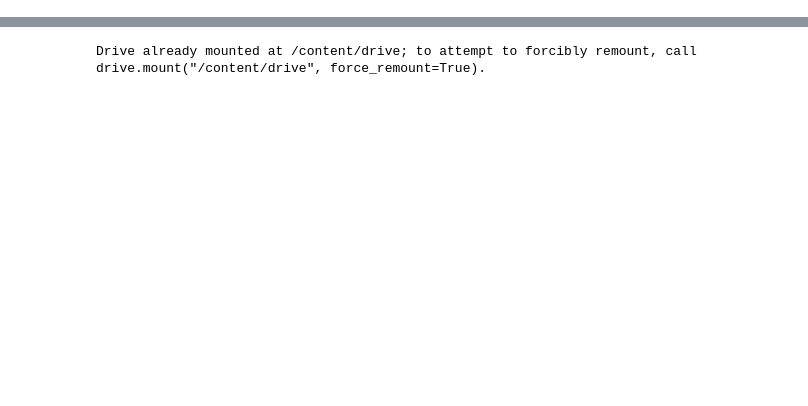
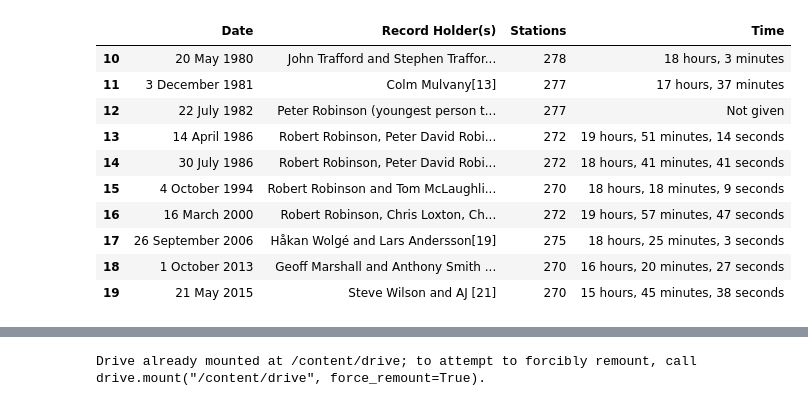
Before and after one commit to PrettyTurtle201738639/Tube_challenge, a Jupyter notebook: tube_challenge.ipynb, the cells around one changed output, grey strips where cells are left out. Saved outputs shown, nothing was run; the diff lists cells and outputs as text; code cells hidden in the pictures; blank space fills up the shorter version.

```diff
--- a/tube_challenge.ipynb
+++ b/tube_challenge.ipynb
@@ -4,0 +34,34 @@
+# %%
+import requests
+from bs4 import BeautifulSoup
+import pandas as pd
+
+url = 'https://en.wikipedia.org/wiki/Tube_Challenge'
+page = requests.get(url)
+soup = BeautifulSoup(page.text, 'lxml')
+table1 = soup.find('table')
+headers = []
+
+for i in table1.find_all('th'):
+    title = i.text[:-1]
+    headers.append(title)
+mydata = pd.DataFrame(columns = headers)
+
+for j in table1.find_all('tr')[1:]:
+    row_data = j.find_all('td')
+    row = [i.text[:-1] for i in row_data]
+    length = len(mydata)
+    mydata.loc[length] = row
+mydata[10:]
+# %% [output]
+|  | Date | Record Holder(s) | Stations | Time |
+| 10 | 20 May 1980 | John Trafford and Stephen Traffor... | 278 | 18 hours, 3 minutes |
+| 11 | 3 December 1981 | Colm Mulvany[13] | 277 | 17 hours, 37 minutes |
+| 12 | 22 July 1982 | Peter Robinson (youngest person t... | 277 | Not given |
+| 13 | 14 April 1986 | Robert Robinson, Peter David Robi... | 272 | 19 hours, 51 minutes, 14 seconds |
+| 14 | 30 July 1986 | Robert Robinson, Peter David Robi... | 272 | 18 hours, 41 minutes, 41 seconds |
+| 15 | 4 October 1994 | Robert Robinson and Tom McLaughli... | 270 | 18 hours, 18 minutes, 9 seconds |
+| 16 | 16 March 2000 | Robert Robinson, Chris Loxton, Ch... | 272 | 19 hours, 57 minutes, 47 seconds |
+| 17 | 26 September 2006 | Håkan Wolgé and Lars Andersson[19] | 275 | 18 hours, 25 minutes, 3 seconds |
+| 18 | 1 October 2013 | Geoff Marshall and Anthony Smith ... | 270 | 16 hours, 20 minutes, 27 seconds |
+| 19 | 21 May 2015 | Steve Wilson and AJ [21] | 270 | 15 hours, 45 minutes, 38 seconds |
```
Also changed, not shown: parts of 76 cells of this notebook.
